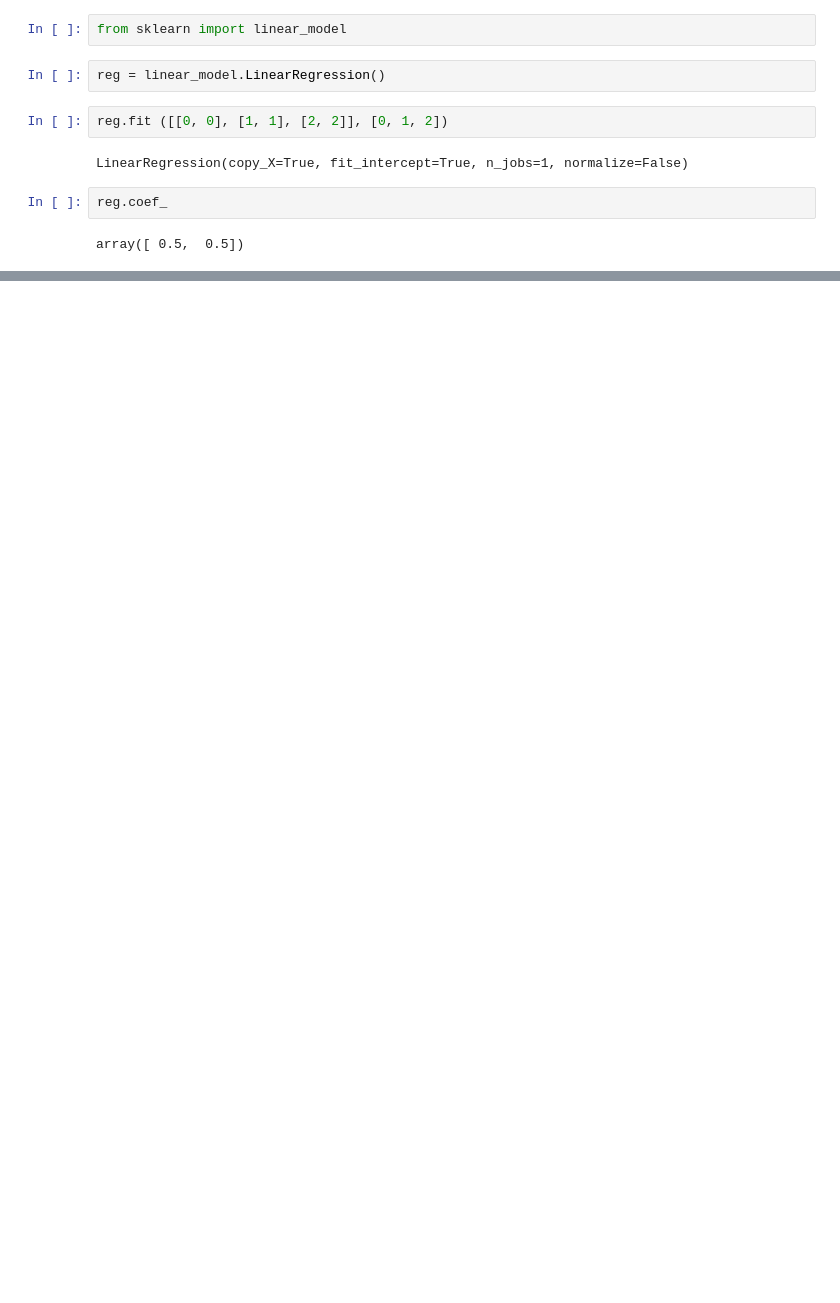
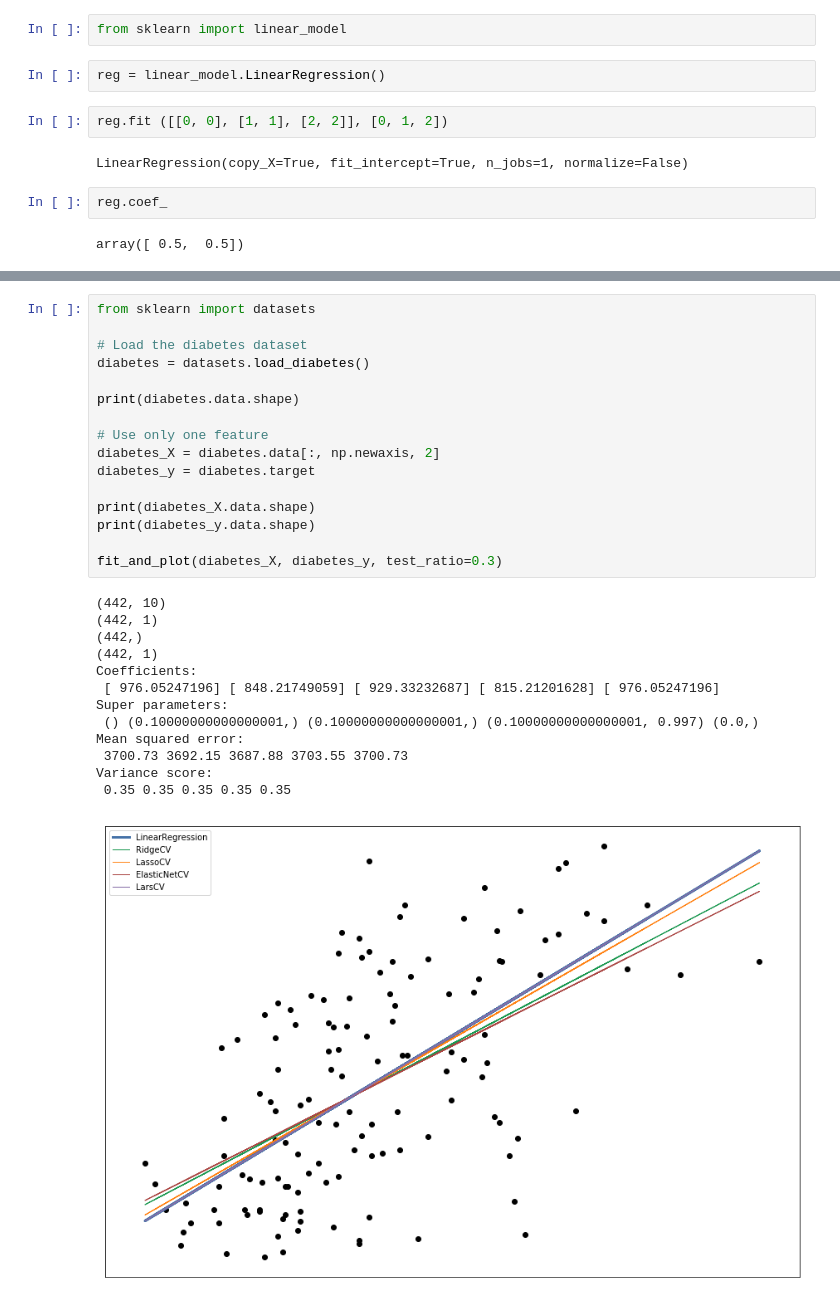
Before and after one commit to utensil/julia-playground, a Jupyter notebook: dl/hello_scikit_learn.ipynb, the cells around one changed output, grey strips where cells are left out. Saved outputs shown, nothing was run; the diff lists cells and outputs as text; blank space fills up the shorter version.

```diff
--- a/dl/hello_scikit_learn.ipynb
+++ b/dl/hello_scikit_learn.ipynb
@@ -283,0 +168,30 @@ Variance score:
+# %%
+from sklearn import datasets
+
+# Load the diabetes dataset
+diabetes = datasets.load_diabetes()
+
+print(diabetes.data.shape)
+
+# Use only one feature
+diabetes_X = diabetes.data[:, np.newaxis, 2]
+diabetes_y = diabetes.target
+
+print(diabetes_X.data.shape)
+print(diabetes_y.data.shape)
+
+fit_and_plot(diabetes_X, diabetes_y, test_ratio=0.3)
+# %% [output]
+(442, 10)
+(442, 1)
+(442,)
+(442, 1)
+Coefficients:
+ [ 976.05247196] [ 848.21749059] [ 929.33232687] [ 815.21201628] [ 976.05247196]
+Super parameters:
+ () (0.10000000000000001,) (0.10000000000000001,) (0.10000000000000001, 0.997) (0.0,)
+Mean squared error:
+ 3700.73 3692.15 3687.88 3703.55 3700.73
+Variance score:
+ 0.35 0.35 0.35 0.35 0.35
+[figure, added]
```
Also changed, not shown: parts of 5 cells of this notebook.
